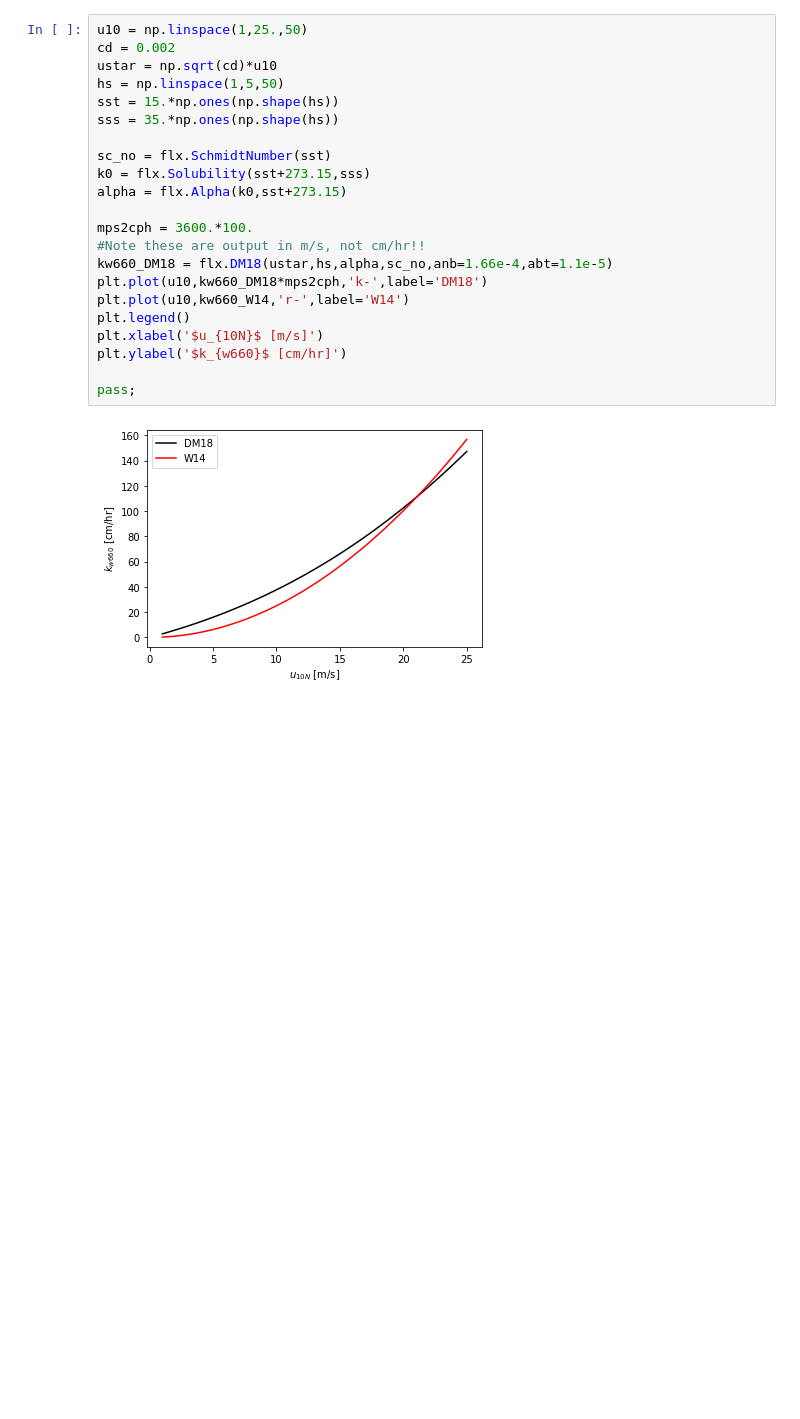
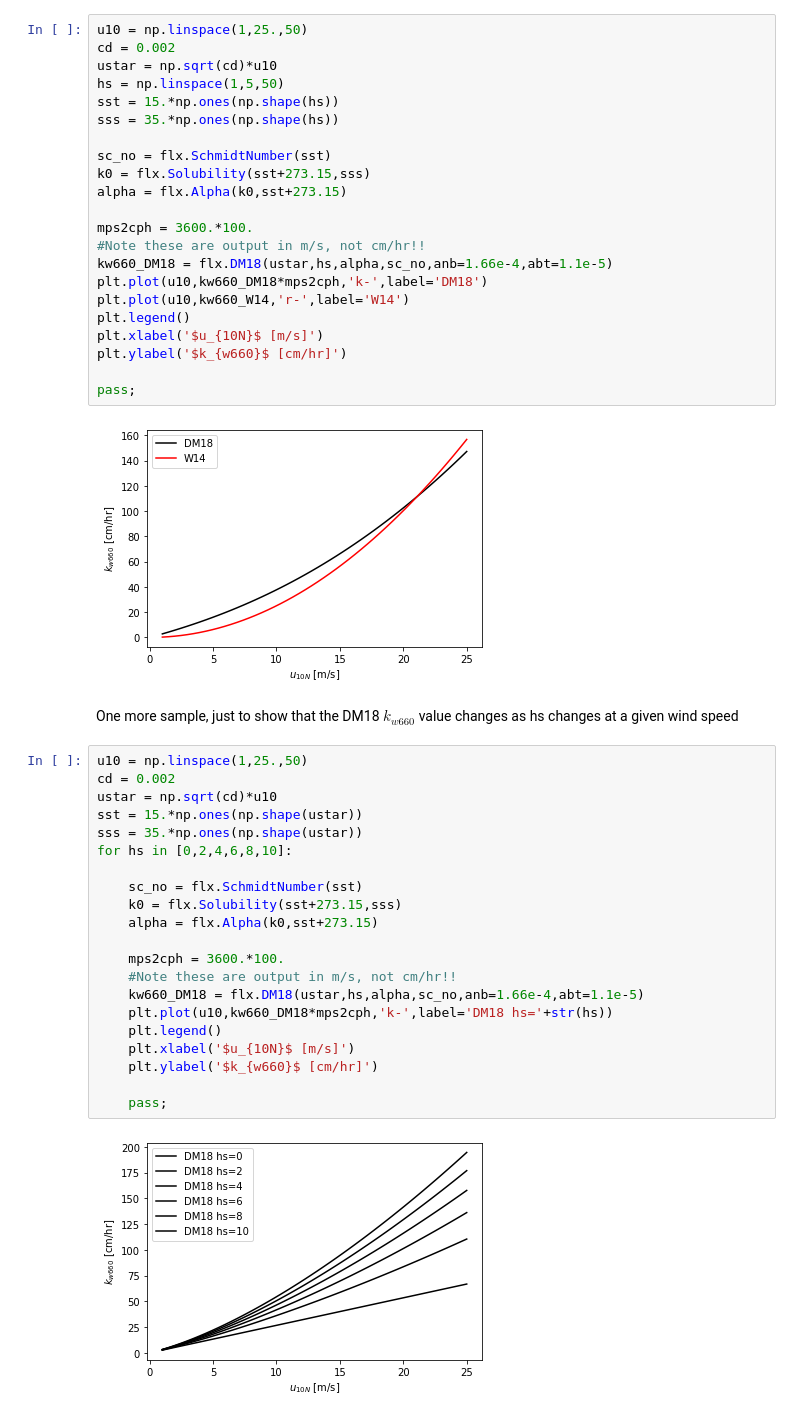
Before and after one commit to breichl/airsea_fluxes, a Jupyter notebook: Sample/Sample_Basic.ipynb, the cells around one changed output. Cells and saved outputs as stored; diff of their text form; blank space fills up the shorter version.

Commit message:
Updating Sample

```diff
--- a/Sample/Sample_Basic.ipynb
+++ b/Sample/Sample_Basic.ipynb
@@ -76,3 +76,28 @@ plt.ylabel('$k_{w660}$ [cm/hr]')
 pass;
 # %% [output]
 [figure]
+# %% [markdown]
+One more sample, just to show that the DM18 $k_{w660}$ value changes as hs changes at a given wind speed
+# %%
+u10 = np.linspace(1,25.,50)
+cd = 0.002
+ustar = np.sqrt(cd)*u10
+sst = 15.*np.ones(np.shape(ustar))
+sss = 35.*np.ones(np.shape(ustar))
+for hs in [0,2,4,6,8,10]:
+
+    sc_no = flx.SchmidtNumber(sst)
+    k0 = flx.Solubility(sst+273.15,sss)
+    alpha = flx.Alpha(k0,sst+273.15)
+
+    mps2cph = 3600.*100.
+    #Note these are output in m/s, not cm/hr!!
+    kw660_DM18 = flx.DM18(ustar,hs,alpha,sc_no,anb=1.66e-4,abt=1.1e-5)
+    plt.plot(u10,kw660_DM18*mps2cph,'k-',label='DM18 hs='+str(hs))
+    plt.legend()
+    plt.xlabel('$u_{10N}$ [m/s]')
+    plt.ylabel('$k_{w660}$ [cm/hr]')
+
+    pass;
+# %% [output]
+[figure, added]
```
